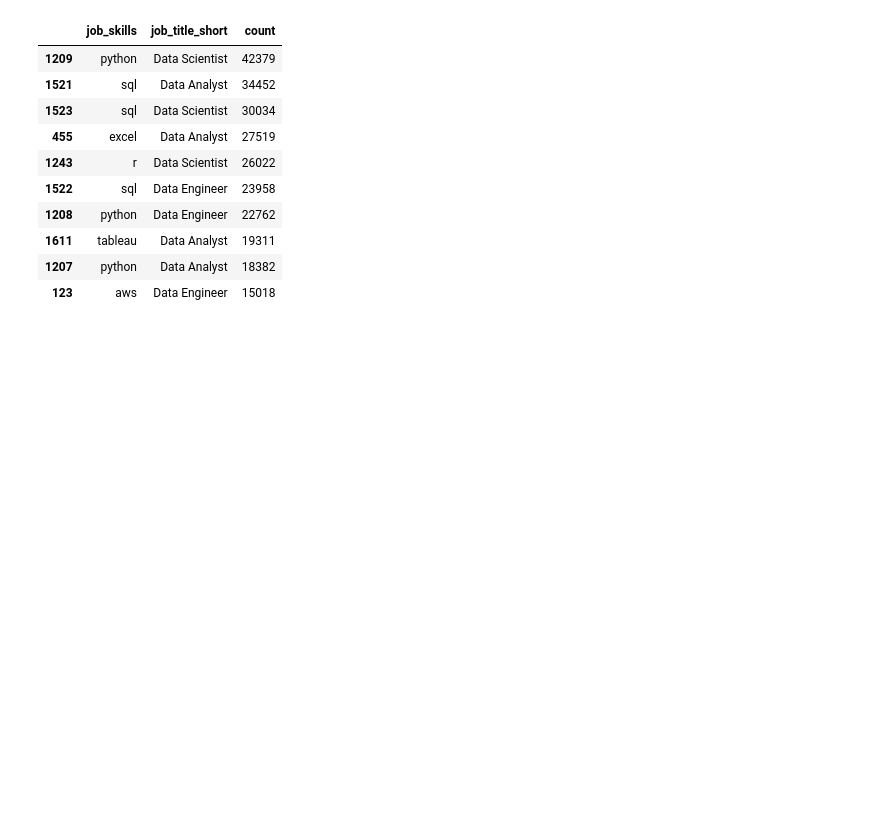
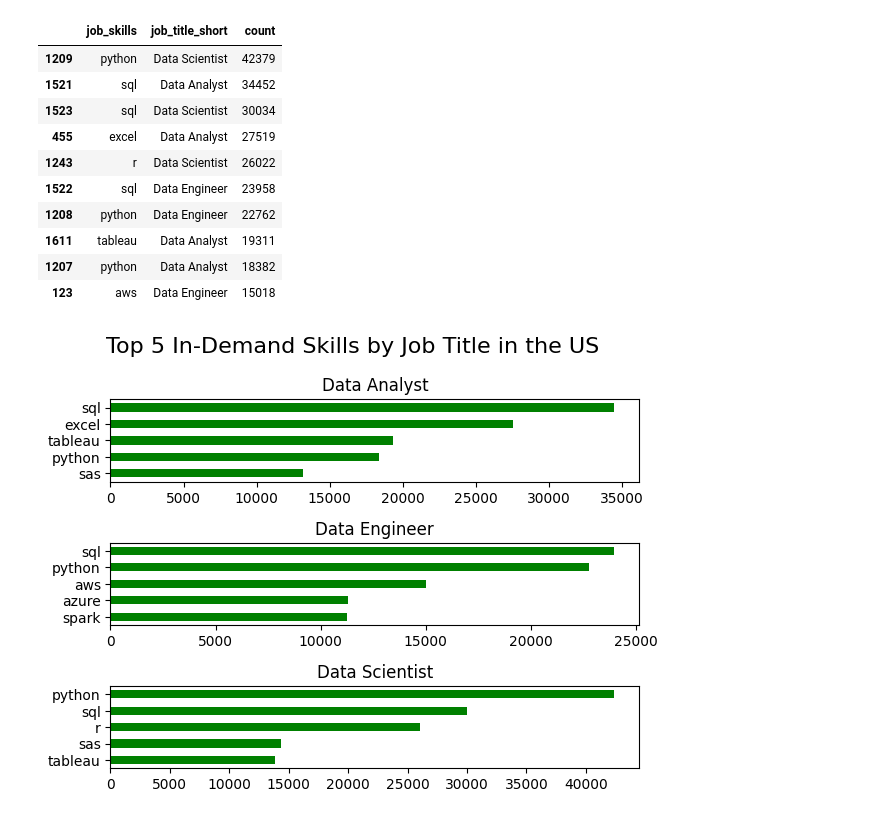
Before and after one commit to PrinceReubenSam/python_project, a Jupyter notebook: Project/2_Skills_Count_Analysis.ipynb, the cells around one changed output. Saved outputs shown, nothing was run; the diff lists cells and outputs as text; code cells hidden in the pictures; blank space fills up the shorter version.

```diff
--- a/Project/2_Skills_Count_Analysis.ipynb
+++ b/Project/2_Skills_Count_Analysis.ipynb
@@ -70,9 +70,16 @@ job_titles = ['Data Analyst', 'Data Scientist', 'Data Engineer']
 job_titles = df_skills_count['job_title_short'].unique().tolist()
 job_titles = sorted(job_titles[:3])
 # %%
-fig, ax = plt.subplots(len(job_titles), 1)
+fig, ax = plt.subplots(3, 1)
 for i, job_title in enumerate(job_titles):
     df_plot = df_skills_count[df_skills_count['job_title_short'] == job_title].head(5)
-    df_plot.plot(kind+'barh', x='job_skills', y='count', ax=ax[i], legend=False, color='skyblue')
+    df_plot.plot(kind='barh', x='job_skills', y='count', ax=ax[i], color='green', title=job_title)
     ax[i].invert_yaxis()
-    ax[i].
+    ax[i].set_ylabel('')
+    ax[i].legend().set_visible(False)
+
+fig.suptitle('Top 5 In-Demand Skills by Job Title in the US', fontsize=16)
+plt.tight_layout()
+plt.show()
+# %% [output]
+[figure, added]
```
Also changed, not shown: parts of 3 cells of this notebook, 1 other file.
